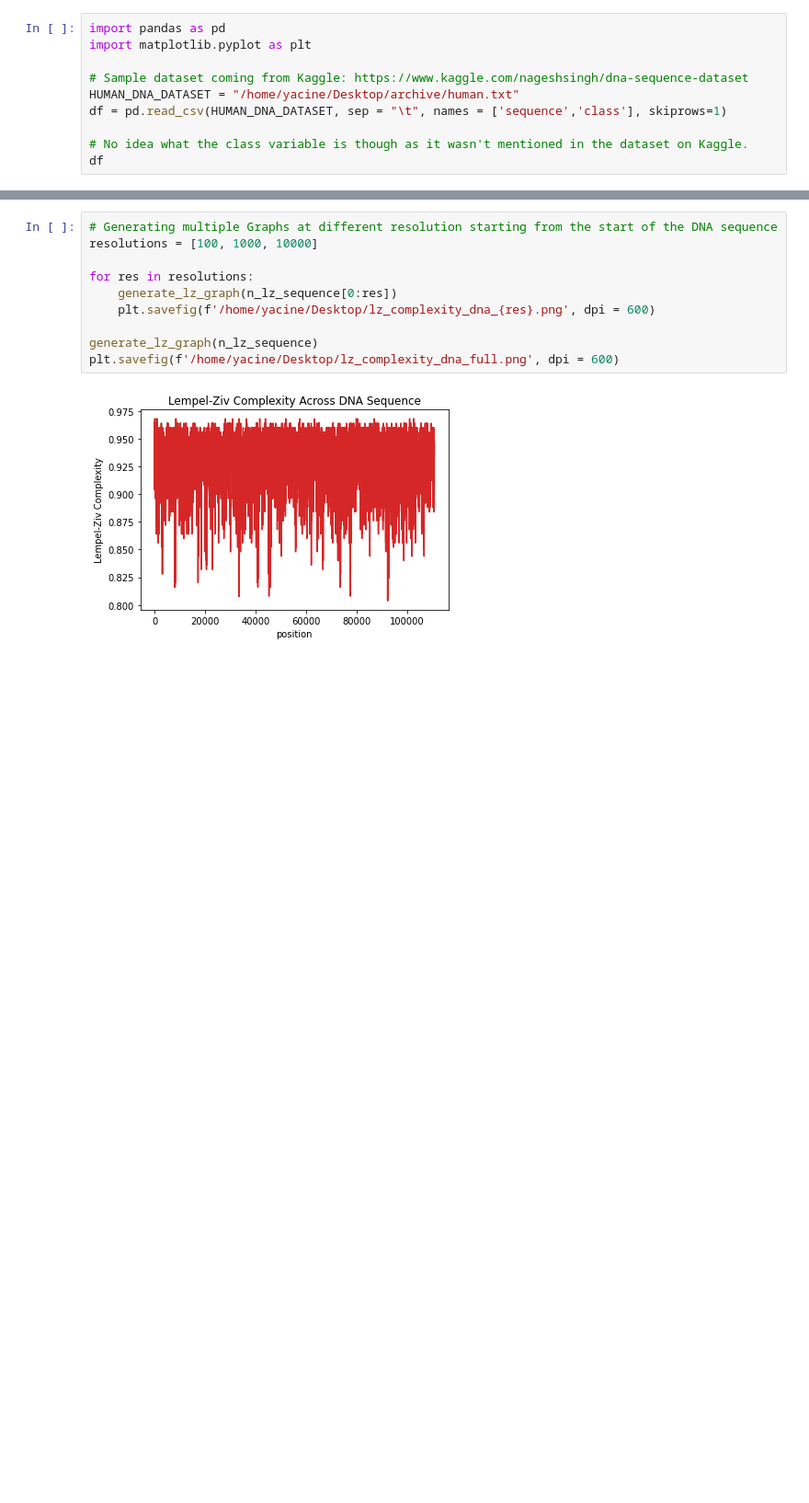
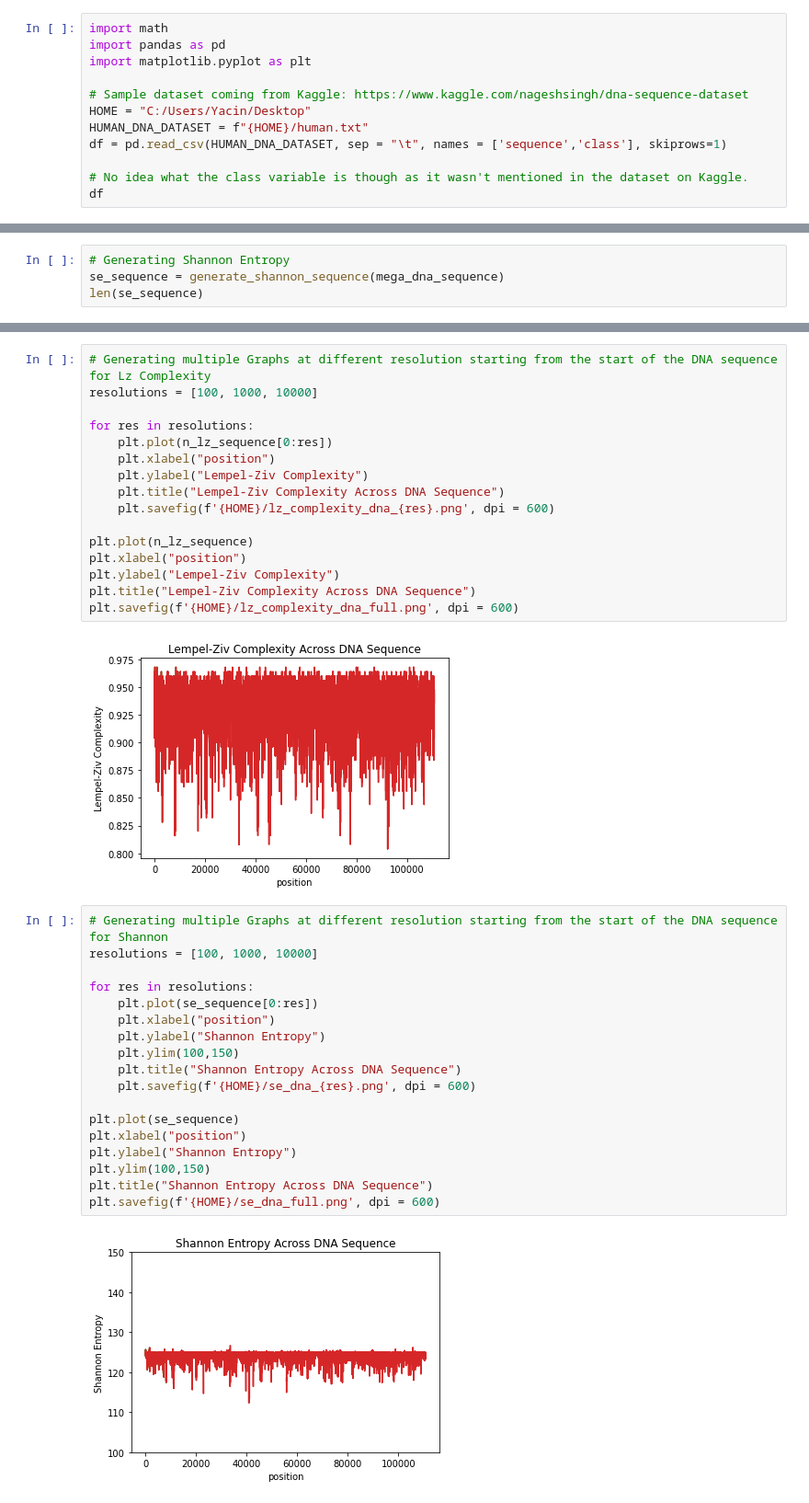
Before and after one commit to yacineMahdid/helps, a Jupyter notebook: Kolmogorov Complexity/00_kolmogorov_dna_sequences_python.ipynb, the cells around one changed output, grey strips where cells are left out. Shown: that part at 92% size. Drawn from its saved outputs; the diff is of its cells as text; blank space fills up the shorter version.

Commit message:
Add in shannnon entropy in the mix!

```diff
--- a/Kolmogorov Complexity/00_kolmogorov_dna_sequences_python.ipynb
+++ b/Kolmogorov Complexity/00_kolmogorov_dna_sequences_python.ipynb
@@ -4,11 +4,13 @@ Long form blogpost can be found over here: [yacinemahdid.com](yacinemahdid.com)
 
 The data used can be found over here: [Kaggle/Humans.txt file](https://www.kaggle.com/nageshsingh/dna-sequence-dataset/version/1?select=human.txt)
 # %%
+import math
 import pandas as pd
 import matplotlib.pyplot as plt
 
 # Sample dataset coming from Kaggle: https://www.kaggle.com/nageshsingh/dna-sequence-dataset
-HUMAN_DNA_DATASET = "/home/yacine/Desktop/archive/human.txt"
+HOME = "C:/Users/Yacin/Desktop"
+HUMAN_DNA_DATASET = f"{HOME}/human.txt"
 df = pd.read_csv(HUMAN_DNA_DATASET, sep = "\t", names = ['sequence','class'], skiprows=1)
 
 # No idea what the class variable is though as it wasn't mentioned in the dataset on Kaggle.
@@ -119,3 +165,7 @@ mega_dna_sequence = ''.join(sequence_list)
 len(mega_dna_sequence)
 # %% [output]
 5534562
+# %%
+# Generating Shannon Entropy
+se_sequence = generate_shannon_sequence(mega_dna_sequence)
+len(se_sequence)
@@ -127,14 +181,40 @@ len(lz_sequence)
 # Normalizing the LZ complexity between 0 and 1
 n_lz_sequence = normalize_lz_sequence(lz_sequence, 250)
 # %%
-# Generating multiple Graphs at different resolution starting from the start of the DNA sequence
+# Generating multiple Graphs at different resolution starting from the start of the DNA sequence for Lz Complexity
 resolutions = [100, 1000, 10000]
 
 for res in resolutions:
-    generate_lz_graph(n_lz_sequence[0:res])
-    plt.savefig(f'/home/yacine/Desktop/lz_complexity_dna_{res}.png', dpi = 600)
+    plt.plot(n_lz_sequence[0:res])
+    plt.xlabel("position")
+    plt.ylabel("Lempel-Ziv Complexity")
+    plt.title("Lempel-Ziv Complexity Across DNA Sequence")
+    plt.savefig(f'{HOME}/lz_complexity_dna_{res}.png', dpi = 600)
 
-generate_lz_graph(n_lz_sequence)
-plt.savefig(f'/home/yacine/Desktop/lz_complexity_dna_full.png', dpi = 600)
+plt.plot(n_lz_sequence)
+plt.xlabel("position")
+plt.ylabel("Lempel-Ziv Complexity")
+plt.title("Lempel-Ziv Complexity Across DNA Sequence")
+plt.savefig(f'{HOME}/lz_complexity_dna_full.png', dpi = 600)
 # %% [output]
 [figure]
+# %%
+# Generating multiple Graphs at different resolution starting from the start of the DNA sequence for Shannon
+resolutions = [100, 1000, 10000]
+
+for res in resolutions:
+    plt.plot(se_sequence[0:res])
+    plt.xlabel("position")
+    plt.ylabel("Shannon Entropy")
+    plt.ylim(100,150)
+    plt.title("Shannon Entropy Across DNA Sequence")
+    plt.savefig(f'{HOME}/se_dna_{res}.png', dpi = 600)
+
+plt.plot(se_sequence)
+plt.xlabel("position")
+plt.ylabel("Shannon Entropy")
+plt.ylim(100,150)
+plt.title("Shannon Entropy Across DNA Sequence")
+plt.savefig(f'{HOME}/se_dna_full.png', dpi = 600)
+# %% [output]
+[figure, added]
```
Also changed, not shown: parts of 3 cells of this notebook.
